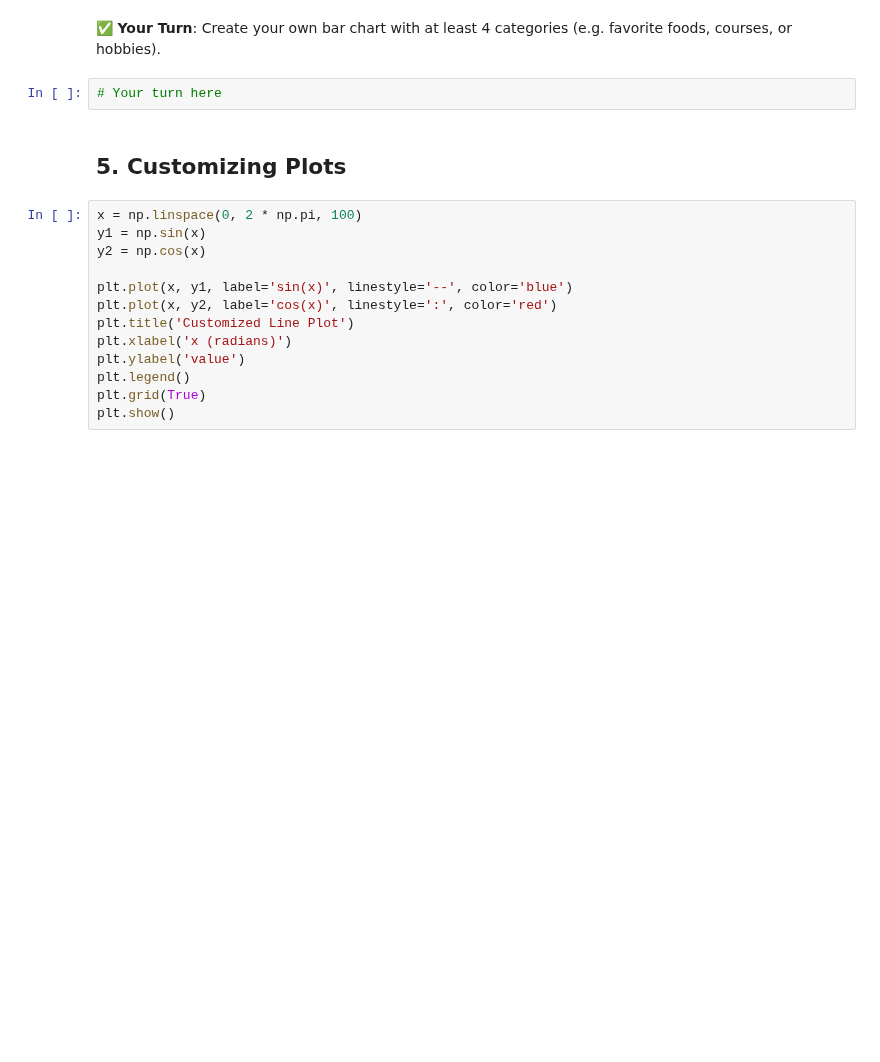
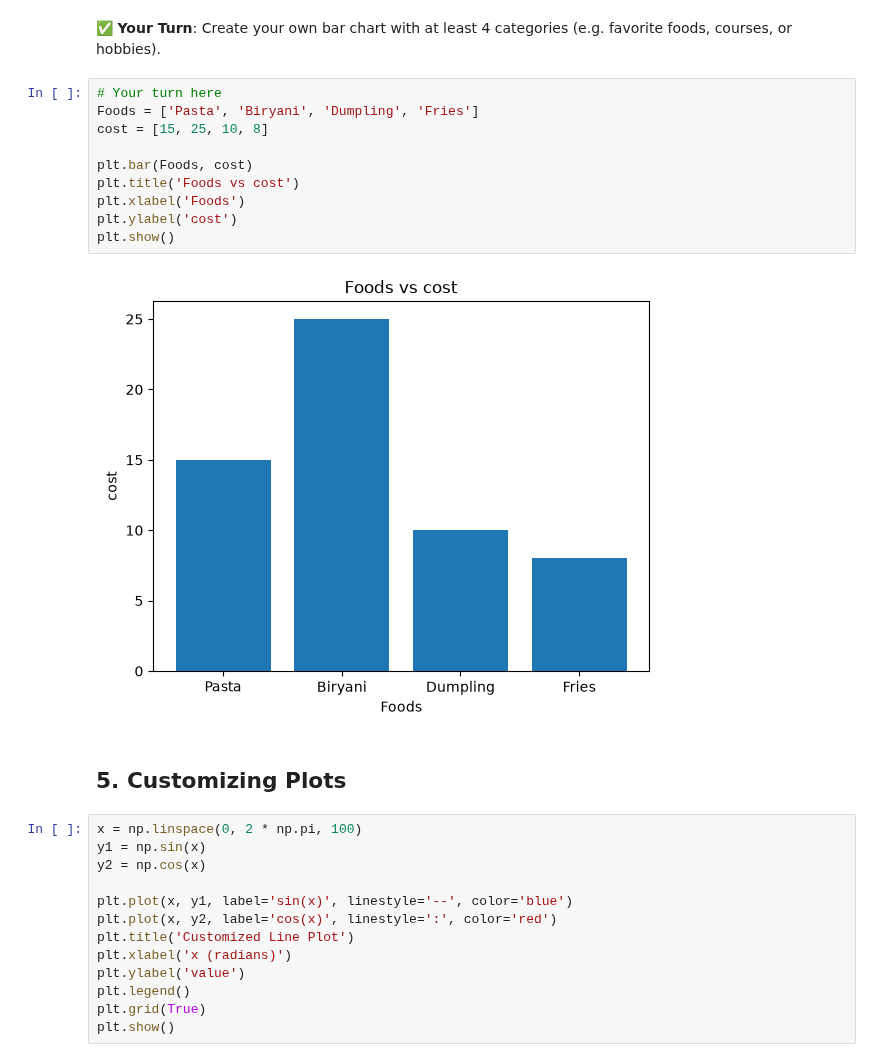
Before and after one commit to nazmunmansur/3603-data-science-mansur, a Jupyter notebook: Work/02-Working_with_Data/06-Foundations/05-plotting_basics.ipynb, the cells around one changed output. Drawn from its saved outputs; the diff is of its cells as text; blank space fills up the shorter version.

```diff
--- a/Work/02-Working_with_Data/06-Foundations/05-plotting_basics.ipynb
+++ b/Work/02-Working_with_Data/06-Foundations/05-plotting_basics.ipynb
@@ -65,6 +111,16 @@ plt.show()
 ✅ **Your Turn**: Create your own bar chart with at least 4 categories (e.g. favorite foods, courses, or hobbies).
 # %%
 # Your turn here
+Foods = ['Pasta', 'Biryani', 'Dumpling', 'Fries']
+cost = [15, 25, 10, 8]
+
+plt.bar(Foods, cost)
+plt.title('Foods vs cost')
+plt.xlabel('Foods')
+plt.ylabel('cost')
+plt.show()
+# %% [output]
+[figure, added]
 # %% [markdown]
 ## 5. Customizing Plots
 # %%
```
Also changed, not shown: parts of 14 cells of this notebook, 51 other files.
